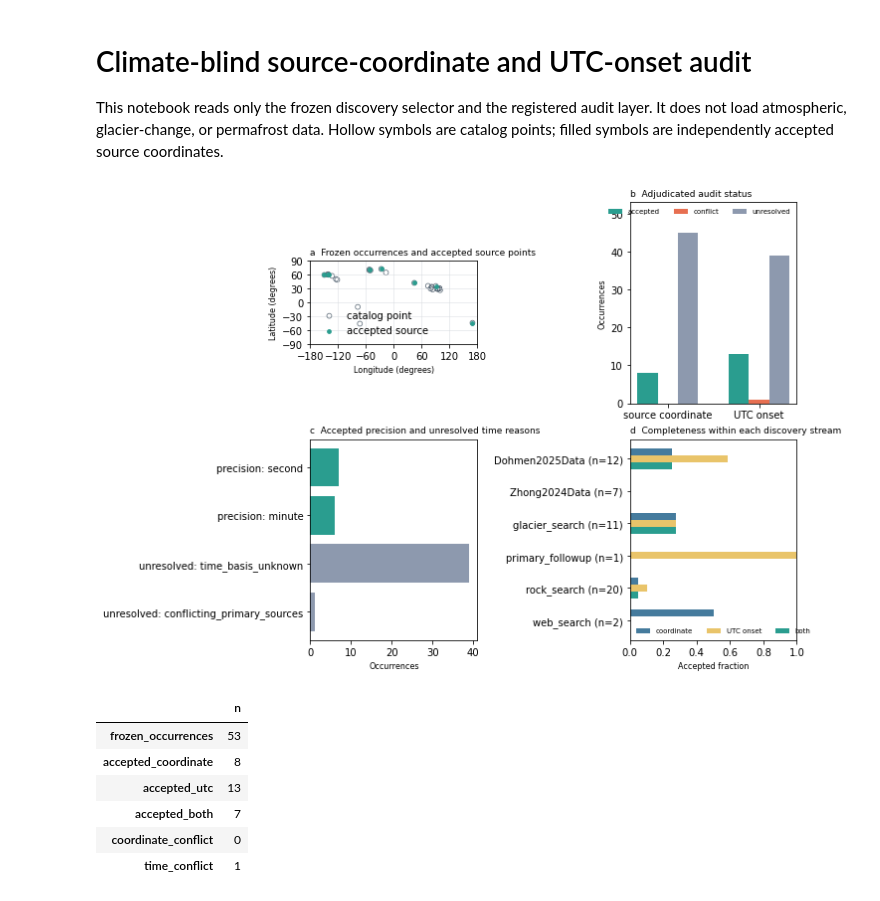
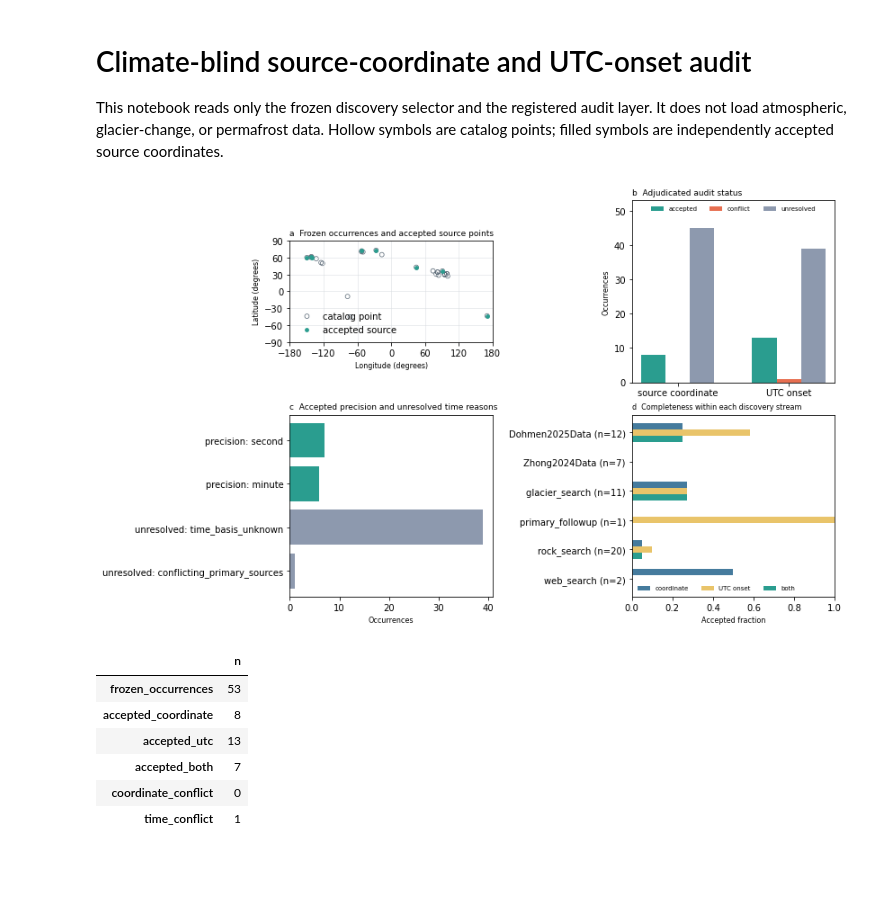
Before and after one commit to bradlipovsky/mass-movements, a Jupyter notebook: notebooks/source_time_audit.ipynb, the cells around one changed output. Cells and saved outputs as stored; diff of their text form; code cells hidden in the pictures; blank space fills up the shorter version.

Commit message:
Improve source audit figure layout

```diff
--- a/notebooks/source_time_audit.ipynb
+++ b/notebooks/source_time_audit.ipynb
@@ -26,7 +26,7 @@ accepted_t = audit.query("time_status == 'accepted'").copy()
 # %%
 plt.rcParams.update({'font.size': 8, 'axes.titlesize': 9, 'axes.labelsize': 8})
 colors = {'accepted': '#2a9d8f', 'conflict': '#e76f51', 'unresolved': '#8d99ae'}
-fig, axes = plt.subplots(2, 2, figsize=(10, 6.8), constrained_layout=True)
+fig, axes = plt.subplots(2, 2, figsize=(11.5, 6.8), constrained_layout=True)
 ax = axes[0, 0]
 original_xy = audit.dropna(subset=['original_longitude_deg', 'original_latitude_deg'])
 ax.scatter(original_xy['original_longitude_deg'], original_xy['original_latitude_deg'],
@@ -49,40 +49,40 @@ for index, status in enumerate(status_order):
     values = [(audit[field] == status).sum() for field in ['coordinate_status', 'time_status']]
     ax.bar(x + (index - 1) * width, values, width, color=colors[status], label=status)
 ax.set(xticks=x, xticklabels=['source coordinate', 'UTC onset'], ylabel='Occurrences', ylim=(0, 53))
-ax.legend(frameon=False, ncol=3, fontsize=7); ax.set_title('b  Adjudicated audit status', loc='left')
+ax.legend(frameon=False, ncol=3, fontsize=7, loc='upper center'); ax.set_title('b  Adjudicated audit status', loc='left')
 
 ax = axes[1, 0]
 accepted_precision = times[times['assertion_id'].isin(accepted_t['time_assertion_id'])]['precision'].value_counts()
 unresolved_reason = audit.loc[audit['time_status'] != 'accepted', 'time_unresolved_reason'].value_counts()
 labels = [f'precision: {key}' for key in accepted_precision.index] + [f'unresolved: {key}' for key in unresolved_reason.index]
 values = list(accepted_precision.values) + list(unresolved_reason.values)
 bar_colors = [colors['accepted']] * len(accepted_precision) + [colors['unresolved']] * len(unresolved_reason)
 positions = np.arange(len(labels))
 ax.barh(positions, values, color=bar_colors)
 ax.set(yticks=positions, yticklabels=labels, xlabel='Occurrences')
 ax.invert_yaxis(); ax.set_title('c  Accepted precision and unresolved time reasons', loc='left')
 
 ax = axes[1, 1]
 by_source = audit.assign(
     coordinate=audit['coordinate_status'].eq('accepted'),
     time=audit['time_status'].eq('accepted'),
     both=audit['coordinate_status'].eq('accepted') & audit['time_status'].eq('accepted')
 ).groupby('discovery_source').agg(n=('candidate_id', 'size'), coordinate=('coordinate', 'sum'),
                                   time=('time', 'sum'), both=('both', 'sum')).sort_index()
 y = np.arange(len(by_source)); height = 0.22
 for index, (field, label, color) in enumerate([('coordinate', 'coordinate', '#457b9d'),
                                                 ('time', 'UTC onset', '#e9c46a'),
                                                 ('both', 'both', colors['accepted'])]):
     ax.barh(y + (index - 1) * height, by_source[field] / by_source['n'], height, label=label, color=color)
 ax.set(yticks=y, yticklabels=[f'{name} (n={n})' for name, n in zip(by_source.index, by_source['n'])],
        xlabel='Accepted fraction', xlim=(0, 1))
 ax.invert_yaxis(); ax.legend(frameon=False, ncol=3, fontsize=7)
-ax.set_title('d  Completeness within each discovery stream', loc='left')
+ax.set_title('d  Completeness within each discovery stream', loc='left', fontsize=8)
 fig.savefig(ROOT / 'figures' / 'source_time_audit.png', dpi=220)
 fig.savefig(ROOT / 'figures' / 'source_time_audit.pdf')
 plt.show()
 # %% [output]
-[figure, old version]
+[figure, new version]
 # %%
 paired = accepted_xy.dropna(subset=['original_latitude_deg', 'original_longitude_deg']).copy()
 paired['catalog_to_audited_km'] = np.nan
```
Also changed, not shown: 2 other files.
